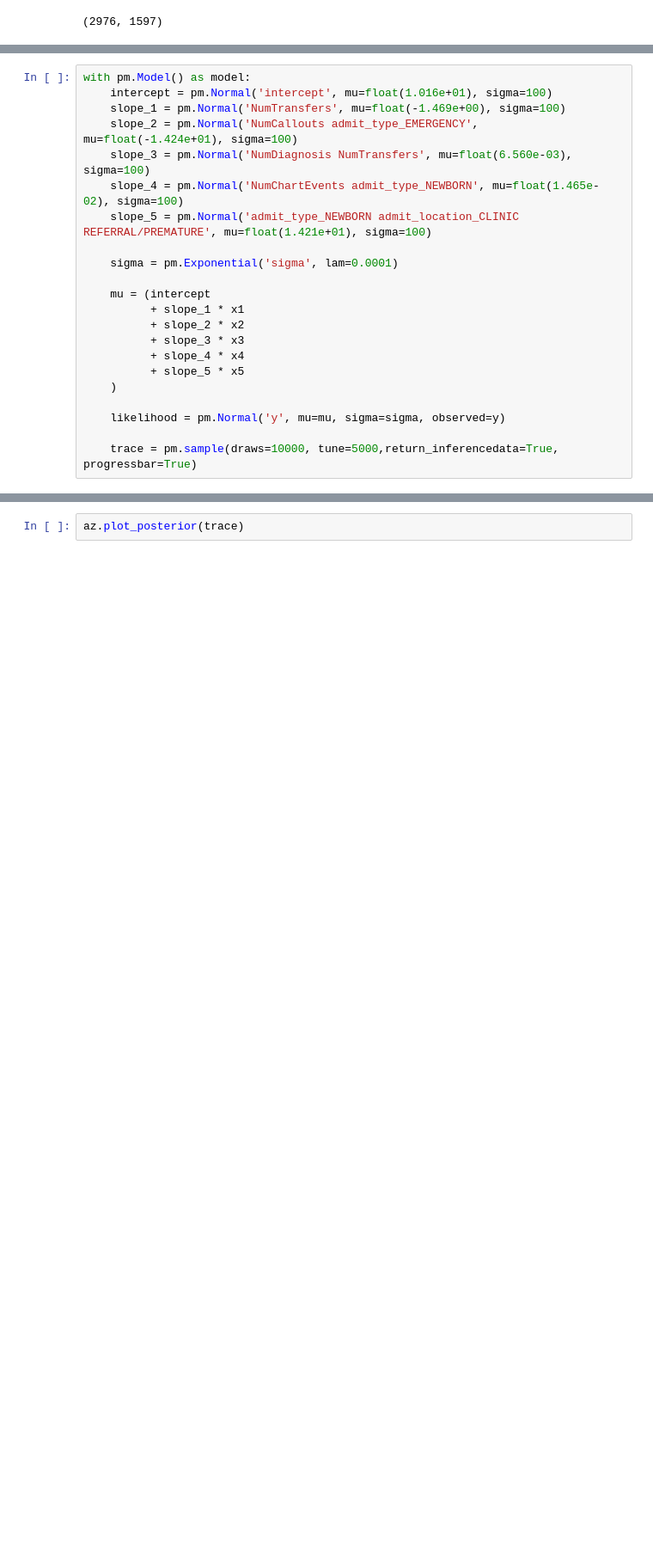
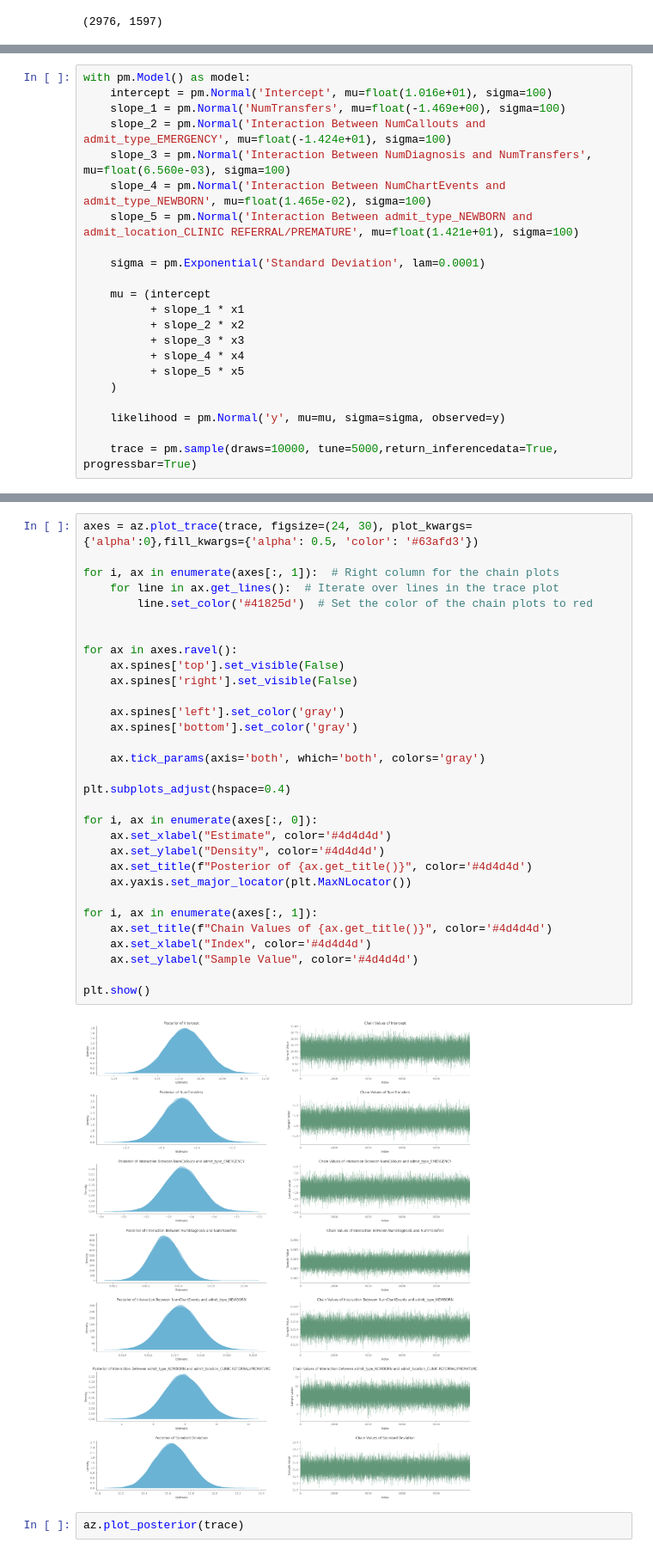
Before and after one commit to mairihallman/MAT-4376E-F24, a Jupyter notebook: 2-bayesian-data-analysis/python_q5.ipynb, the cells around one changed output, grey strips where cells are left out. Shown at 86% size. Saved outputs shown, nothing was run; the diff lists cells and outputs as text; blank space fills up the shorter version.

Commit message:
markdown for q5, made graphs prettier

```diff
--- a/2-bayesian-data-analysis/python_q5.ipynb
+++ b/2-bayesian-data-analysis/python_q5.ipynb
@@ -46,14 +46,14 @@ x5           1.421e+01  2.682e-01   52.98   <2e-16 ***
 SyntaxError: invalid syntax (208802111.py, line 1)
 # %%
 with pm.Model() as model:
-    intercept = pm.Normal('intercept', mu=float(1.016e+01), sigma=100)
+    intercept = pm.Normal('Intercept', mu=float(1.016e+01), sigma=100)
     slope_1 = pm.Normal('NumTransfers', mu=float(-1.469e+00), sigma=100)
-    slope_2 = pm.Normal('NumCallouts admit_type_EMERGENCY', mu=float(-1.424e+01), sigma=100)
-    slope_3 = pm.Normal('NumDiagnosis NumTransfers', mu=float(6.560e-03), sigma=100)
-    slope_4 = pm.Normal('NumChartEvents admit_type_NEWBORN', mu=float(1.465e-02), sigma=100)
-    slope_5 = pm.Normal('admit_type_NEWBORN admit_location_CLINIC REFERRAL/PREMATURE', mu=float(1.421e+01), sigma=100)
+    slope_2 = pm.Normal('Interaction Between NumCallouts and admit_type_EMERGENCY', mu=float(-1.424e+01), sigma=100)
+    slope_3 = pm.Normal('Interaction Between NumDiagnosis and NumTransfers', mu=float(6.560e-03), sigma=100)
+    slope_4 = pm.Normal('Interaction Between NumChartEvents and admit_type_NEWBORN', mu=float(1.465e-02), sigma=100)
+    slope_5 = pm.Normal('Interaction Between admit_type_NEWBORN and admit_location_CLINIC REFERRAL/PREMATURE', mu=float(1.421e+01), sigma=100)
 
-    sigma = pm.Exponential('sigma', lam=0.0001)
+    sigma = pm.Exponential('Standard Deviation', lam=0.0001)
 
     mu = (intercept
           + slope_1 * x1
@@ -84,3 +82,36 @@ plt.show()
+# %%
+axes = az.plot_trace(trace, figsize=(24, 30), plot_kwargs={'alpha':0},fill_kwargs={'alpha': 0.5, 'color': '#63afd3'})
+
+for i, ax in enumerate(axes[:, 1]):  # Right column for the chain plots
+    for line in ax.get_lines():  # Iterate over lines in the trace plot
+        line.set_color('#41825d')  # Set the color of the chain plots to red
+
+
+for ax in axes.ravel():
+    ax.spines['top'].set_visible(False)
+    ax.spines['right'].set_visible(False)
+
+    ax.spines['left'].set_color('gray')
+    ax.spines['bottom'].set_color('gray')
+
+    ax.tick_params(axis='both', which='both', colors='gray')
+
+plt.subplots_adjust(hspace=0.4)
+
+for i, ax in enumerate(axes[:, 0]):
+    ax.set_xlabel("Estimate", color='#4d4d4d')
+    ax.set_ylabel("Density", color='#4d4d4d')
+    ax.set_title(f"Posterior of {ax.get_title()}", color='#4d4d4d')
+    ax.yaxis.set_major_locator(plt.MaxNLocator())
+
+for i, ax in enumerate(axes[:, 1]):
+    ax.set_title(f"Chain Values of {ax.get_title()}", color='#4d4d4d')
+    ax.set_xlabel("Index", color='#4d4d4d')
+    ax.set_ylabel("Sample Value", color='#4d4d4d')
+
+plt.show()
+# %% [output]
+[figure, added]
 # %%
 az.plot_posterior(trace)
 # %% [output]
```
Also changed, not shown: parts of 5 cells of this notebook, 6 other files.
